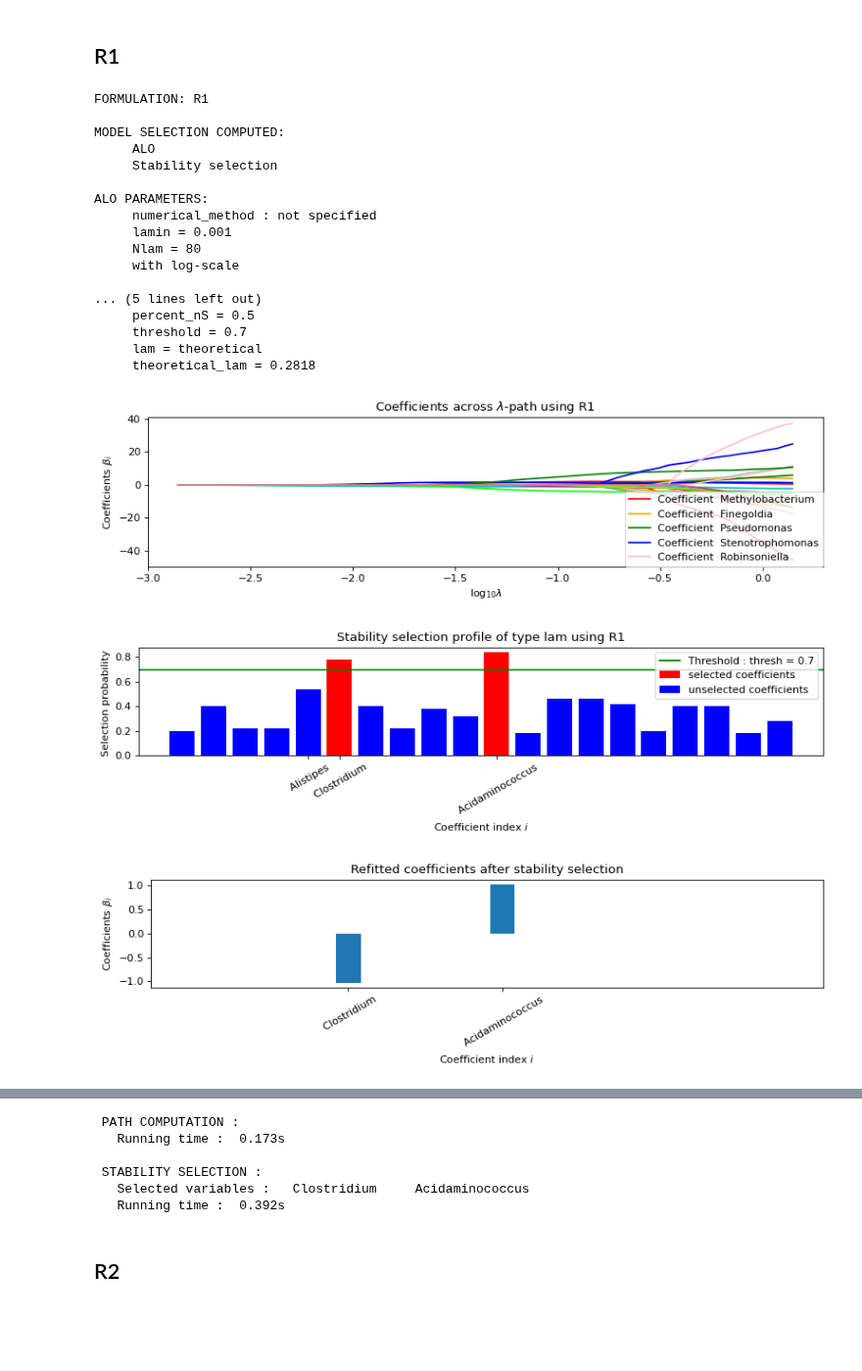
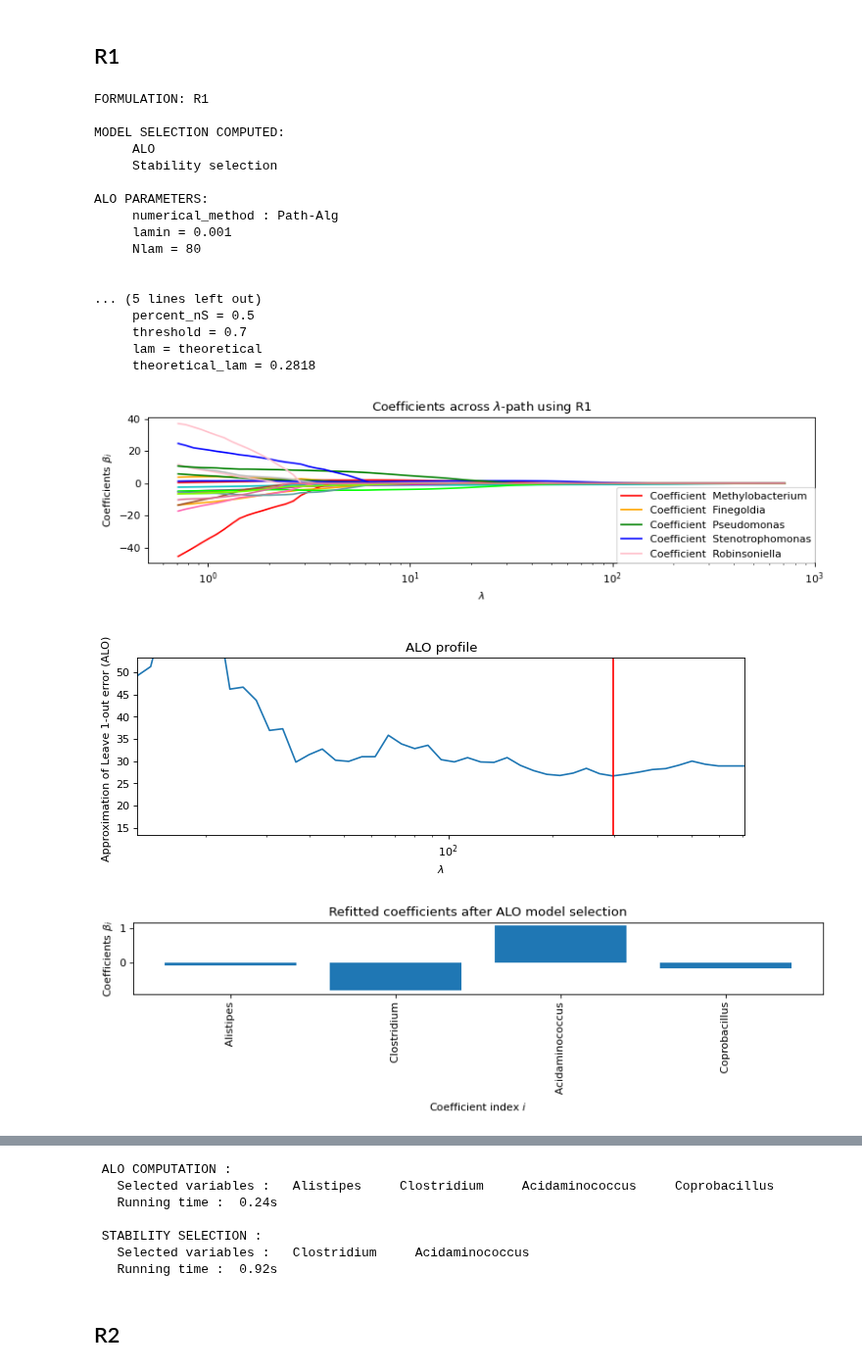
Before and after one commit to Leo-Simpson/c-lasso, a Jupyter notebook: examples/example-notebook.ipynb, the cells around one changed output, grey strips where cells are left out. Shown at 98% size. Saved outputs shown, nothing was run; the diff lists cells and outputs as text; code cells hidden in the pictures; blank space fills up the shorter version.

```diff
--- a/examples/example-notebook.ipynb
+++ b/examples/example-notebook.ipynb
@@ -71,29 +73,30 @@ problem.model_selection.ALO = True
 # %%
 problem.data.label = label
 problem.formulation.concomitant = False
+problem.model_selection.ALO = True
 problem.solve()
 #problem.solution.PATH.save = path + 'R1-'
 problem.solution.StabSel.save1 = path + 'R1-StabSel'
 problem.solution.StabSel.save2 = path + 'R1-StabSel-beta'
 print(problem, problem.solution)
 # %% [output]
 FORMULATION: R1
 
 MODEL SELECTION COMPUTED:
      ALO
      Stability selection
 
 ALO PARAMETERS:
-     numerical_method : not specified
+     numerical_method : Path-Alg
      lamin = 0.001
      Nlam = 80
-     with log-scale
+
 
 ... (5 lines left out)
      percent_nS = 0.5
      threshold = 0.7
      lam = theoretical
      theoretical_lam = 0.2818
-[figure, old version]
+[figure, new version]
-[figure, old version]
+[figure, new version]
-[figure, old version]
+[figure, new version]
@@ -100,9 +105,10 @@ ALO PARAMETERS:
- PATH COMPUTATION :
-   Running time :  0.173s
+ ALO COMPUTATION :
+   Selected variables :   Alistipes     Clostridium     Acidaminococcus     Coprobacillus
+   Running time :  0.24s
 
  STABILITY SELECTION :
    Selected variables :   Clostridium     Acidaminococcus
-   Running time :  0.392s
+   Running time :  0.92s
 # %% [markdown]
 ## R2
 # %%
```
Also changed, not shown: parts of 4 cells of this notebook, 2 other files.
